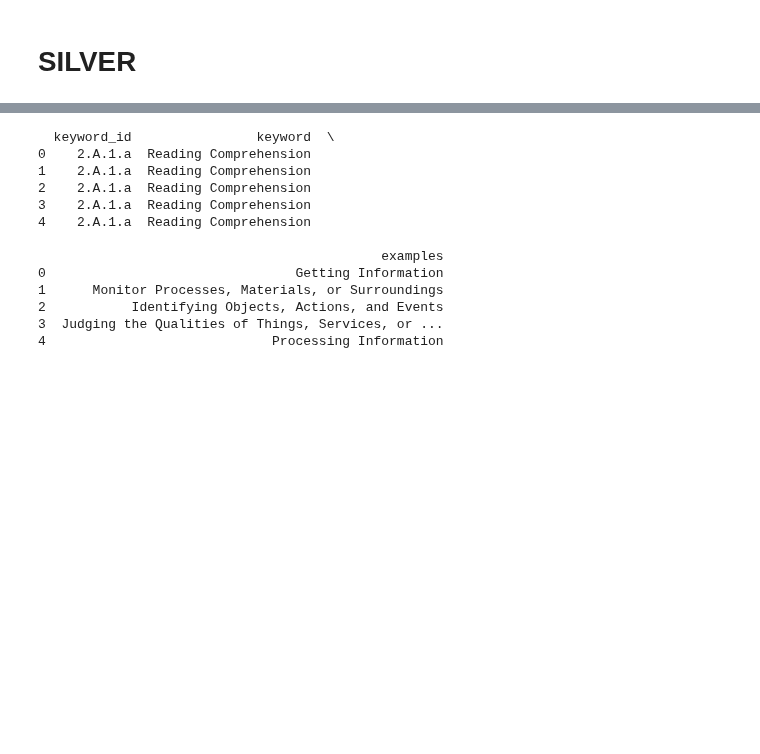
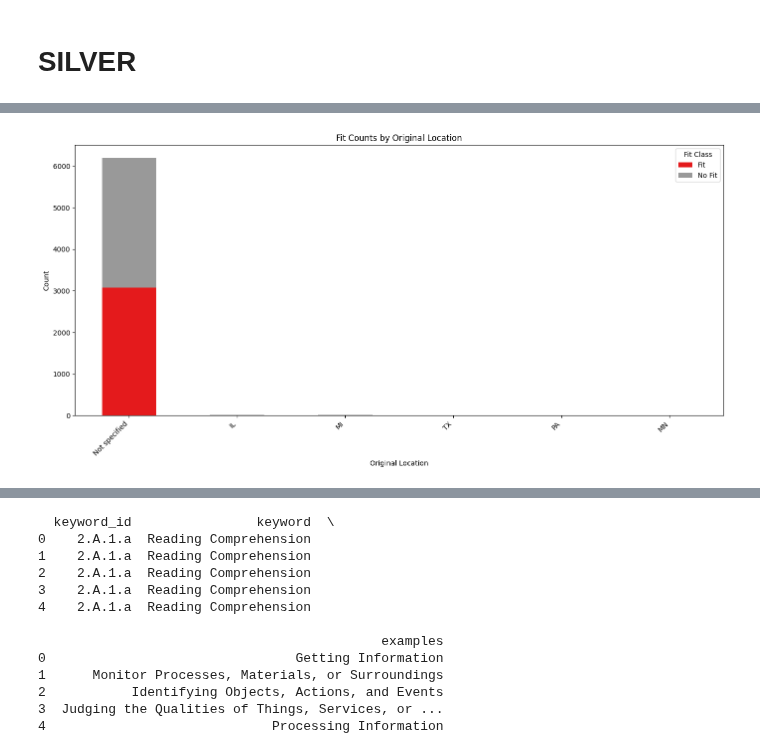
Before and after one commit to YeOldMan23/jobmirror, a Jupyter notebook: data-processing_mistral.ipynb, the cells around one changed output, grey strips where cells are left out. Saved outputs shown, nothing was run; the diff lists cells and outputs as text; code cells hidden in the pictures; blank space fills up the shorter version.

```diff
--- a/data-processing_mistral.ipynb
+++ b/data-processing_mistral.ipynb
@@ -771,0 +707,4 @@ from googleapiclient.http import MediaFileUpload
+# %%
+city_state_list = r'datamart/bronze/location/cities.csv'
+city_state_df = pd.read_csv(country_state_list)
+print(city_state_df.head(5))
@@ -771,0 +806,8 @@ from googleapiclient.http import MediaFileUpload
+# %%
+# Apply to dataframe
+from utils.data_cleaning_utils import standardize_location
+
+test = standardize_location(df_resume_label_joined, location_preference.  )
+
+standardize_location
+df_resume_label_joined['location_standardized'] = df_resume_label_joined['location_preference'].apply(standardize_location)
@@ -771,0 +826,32 @@ from googleapiclient.http import MediaFileUpload
+# %%
+import matplotlib.pyplot as plt
+import matplotlib.cm as cm
+
+fit_counts = df_resume_label_joined.groupby(['location_standardized', 'fit_grouped']).size().unstack(fill_value=0)
+
+# Sort locations by total counts (optional)
+fit_counts['total'] = fit_counts.sum(axis=1)
+fit_counts = fit_counts.sort_values('total', ascending=False)
+
+fit_classes = fit_counts.columns.drop('total')
+num_classes = len(fit_classes)
+
+cmap = cm.get_cmap('Set1', num_classes)  # Use Set1 colormap
+colors = [cmap(i) for i in range(num_classes)]
+
+fit_counts[fit_classes].plot(
+    kind='bar',
+    stacked=True,
+    figsize=(14,7),
+    color=colors
+)
+
+plt.xlabel('Original Location')
+plt.ylabel('Count')
+plt.title('Fit Counts by Original Location')
+plt.legend(title='Fit Class')
+plt.xticks(rotation=45, ha='right')
+plt.tight_layout()
+plt.show()
+# %% [output]
+[figure, added]
```
Also changed, not shown: parts of 73 cells of this notebook, 1 other file.
